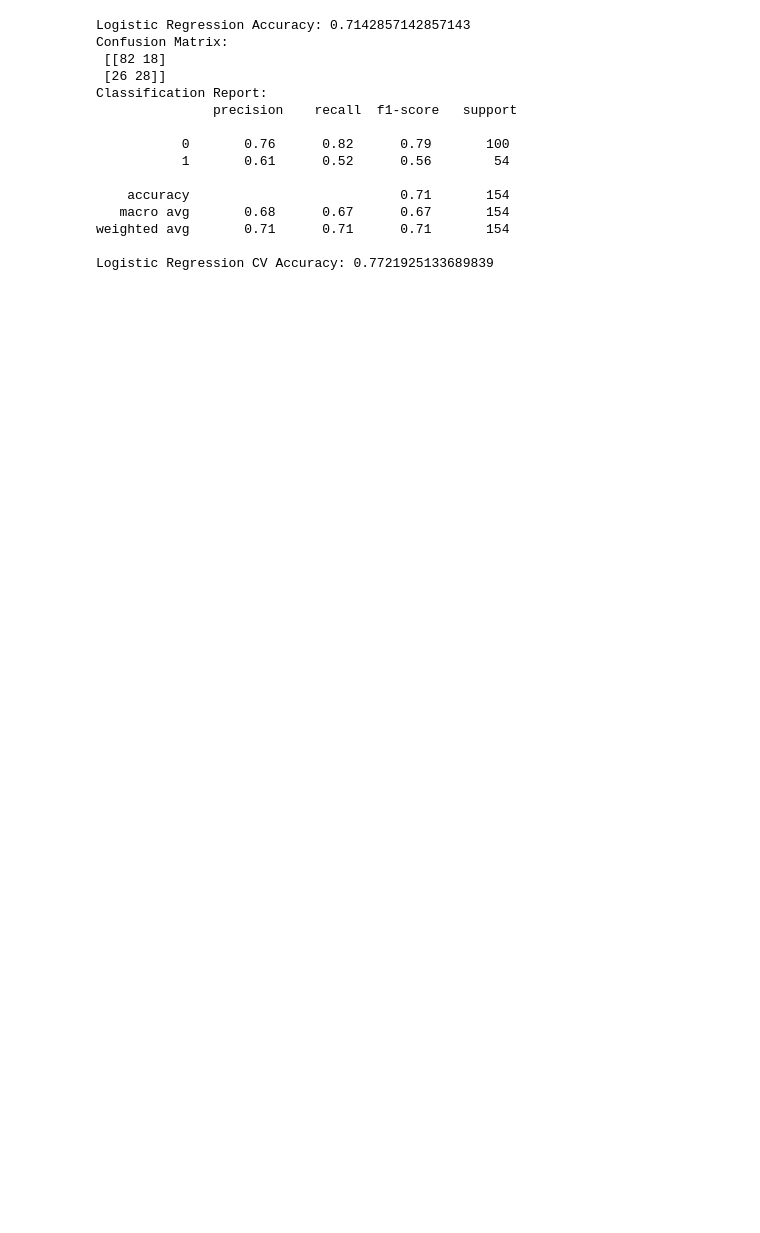
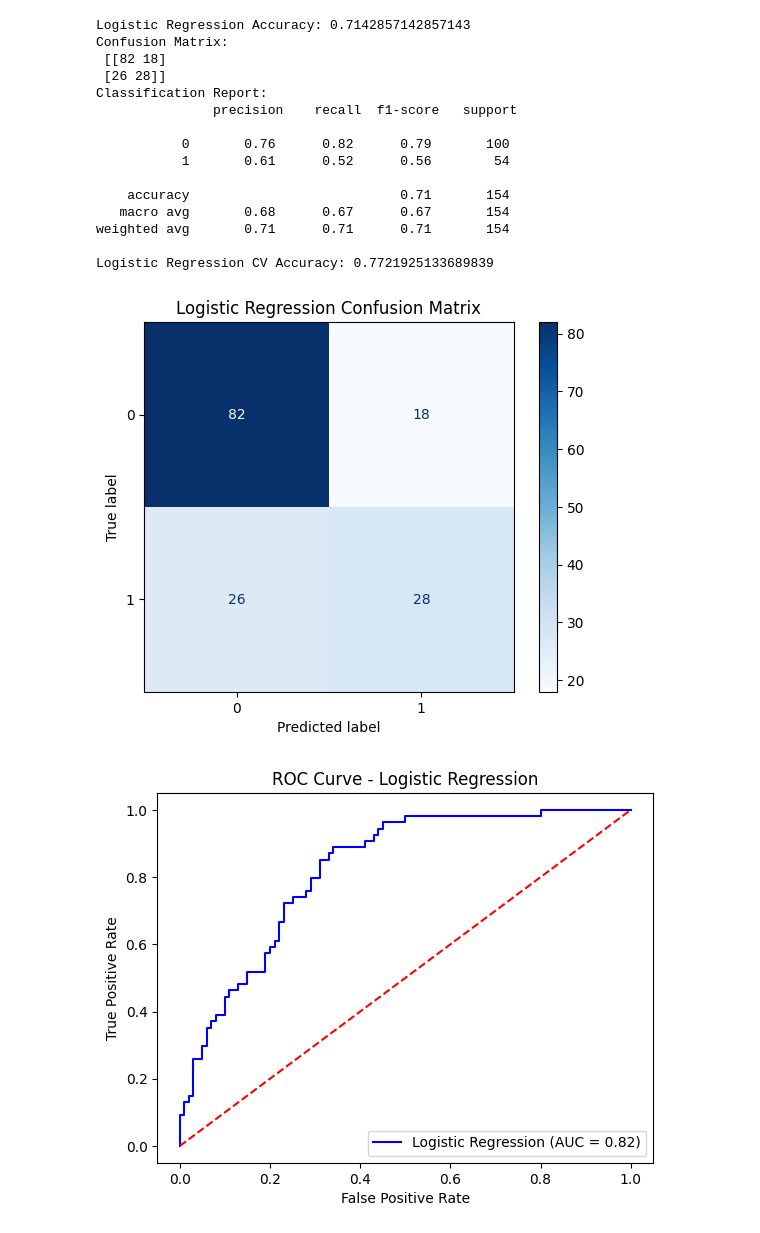
Before and after one commit to medipallysreeya-gif/Machine-Learning-diabetes-System, a Jupyter notebook: LogisticRegression.ipynb, the cells around one changed output. Drawn from its saved outputs; the diff is of its cells as text; code cells hidden in the pictures; blank space fills up the shorter version.

```diff
--- a/LogisticRegression.ipynb
+++ b/LogisticRegression.ipynb
@@ -5,6 +5,8 @@ import pandas as pd
 from sklearn.model_selection import train_test_split, cross_val_score
 from sklearn.linear_model import LogisticRegression
 from sklearn.metrics import accuracy_score, confusion_matrix, classification_report
+import matplotlib.pyplot as plt
+from sklearn.metrics import ConfusionMatrixDisplay, roc_curve, auc
 
 # Load dataset
 df = pd.read_csv("diabetes.csv")
@@ -16,30 +18,50 @@ X_train, X_test, y_train, y_test = train_test_split(X, y, test_size=0.2, random_
 
 # Logistic Regression
 log_reg = LogisticRegression(max_iter=1000)
 log_reg.fit(X_train, y_train)
 
 y_pred_lr = log_reg.predict(X_test)
 
 print("Logistic Regression Accuracy:", accuracy_score(y_test, y_pred_lr))
 print("Confusion Matrix:\n", confusion_matrix(y_test, y_pred_lr))
 print("Classification Report:\n", classification_report(y_test, y_pred_lr))
 
 # Cross Validation
 cv_scores_lr = cross_val_score(log_reg, X, y, cv=5)
 print("Logistic Regression CV Accuracy:", cv_scores_lr.mean())
+
+# Confusion Matrix Heatmap
+ConfusionMatrixDisplay.from_estimator(log_reg, X_test, y_test, cmap='Blues')
+plt.title("Logistic Regression Confusion Matrix")
+plt.show()
+
+# ROC Curve
+y_prob_lr = log_reg.predict_proba(X_test)[:,1]
+fpr_lr, tpr_lr, _ = roc_curve(y_test, y_prob_lr)
+roc_auc_lr = auc(fpr_lr, tpr_lr)
+
+plt.plot(fpr_lr, tpr_lr, color='blue', label=f'Logistic Regression (AUC = {roc_auc_lr:.2f})')
+plt.plot([0,1],[0,1],'r--')
+plt.xlabel("False Positive Rate")
+plt.ylabel("True Positive Rate")
+plt.title("ROC Curve - Logistic Regression")
+plt.legend()
+plt.show()
 # %% [output]
 Logistic Regression Accuracy: 0.7142857142857143
 Confusion Matrix:
  [[82 18]
  [26 28]]
 Classification Report:
                precision    recall  f1-score   support
 
            0       0.76      0.82      0.79       100
            1       0.61      0.52      0.56        54
 
     accuracy                           0.71       154
    macro avg       0.68      0.67      0.67       154
 weighted avg       0.71      0.71      0.71       154
 
 Logistic Regression CV Accuracy: 0.7721925133689839
+[figure, added]
+[figure, added]
```
